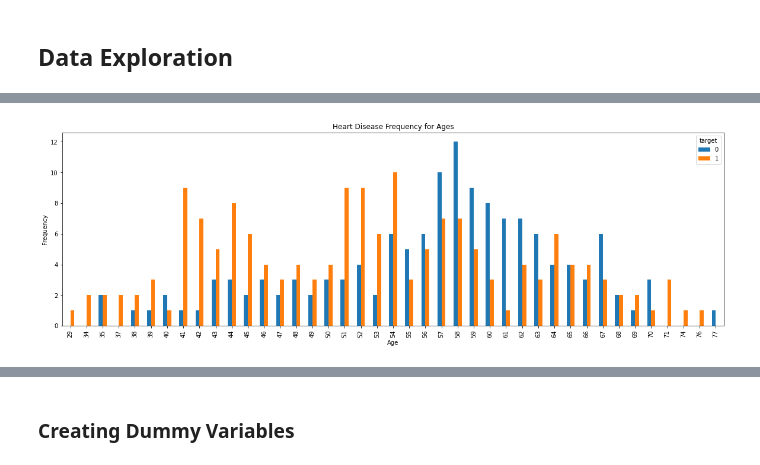
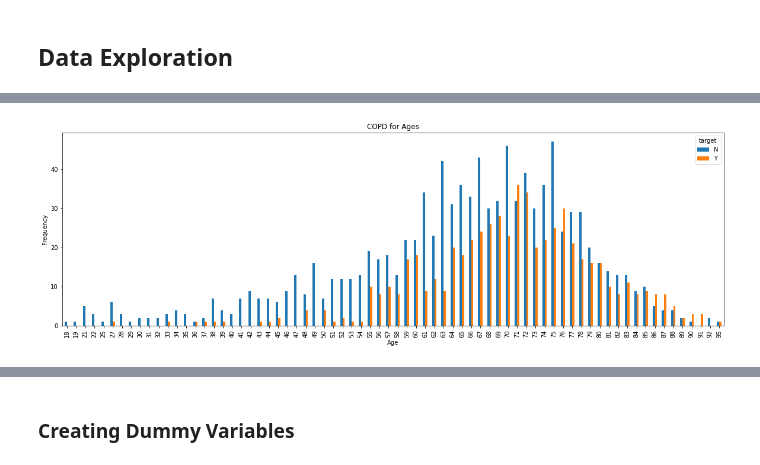
Before and after one commit to asheta66/CNN-WorkOut, a Jupyter notebook: data_classification.ipynb, the cells around one changed output, grey strips where cells are left out. Saved outputs shown, nothing was run; the diff lists cells and outputs as text; code cells hidden in the pictures.

```diff
--- a/data_classification.ipynb
+++ b/data_classification.ipynb
@@ -28,7 +28,7 @@ import os
 ## Read Data
 # %%
 # We are reading our data
-url = "https://raw.githubusercontent.com/asheta66/CNN-WorkOut/main/heart.csv"
+url = "https://raw.githubusercontent.com/asheta66/CNN-WorkOut/main/copd.csv"
 df  =  pd.read_csv(url)
 
 # df = pd.read_csv("../input/heart.csv")
@@ -104,9 +101,9 @@ df.groupby('target').mean()
 # %%
 pd.crosstab(df.age,df.target).plot(kind="bar",figsize=(20,6))
-plt.title('Heart Disease Frequency for Ages')
+plt.title('COPD for Ages')
 plt.xlabel('Age')
 plt.ylabel('Frequency')
-plt.savefig('heartDiseaseAndAges.png')
+plt.savefig('COPDforAges.png')
 plt.show()
 # %% [output]
-[figure, old version]
+[figure, new version]
```
Also changed, not shown: parts of 27 cells of this notebook.
